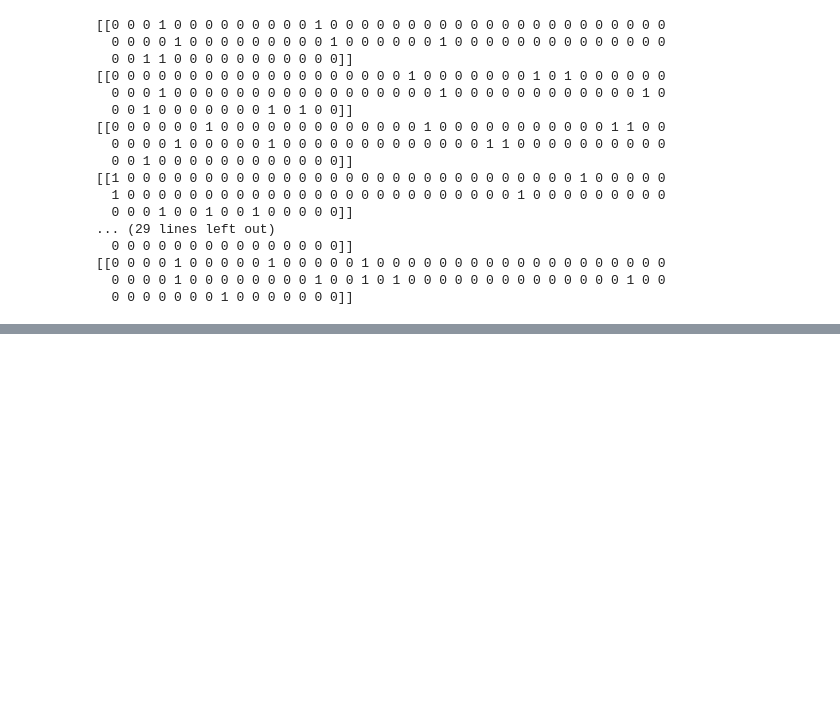
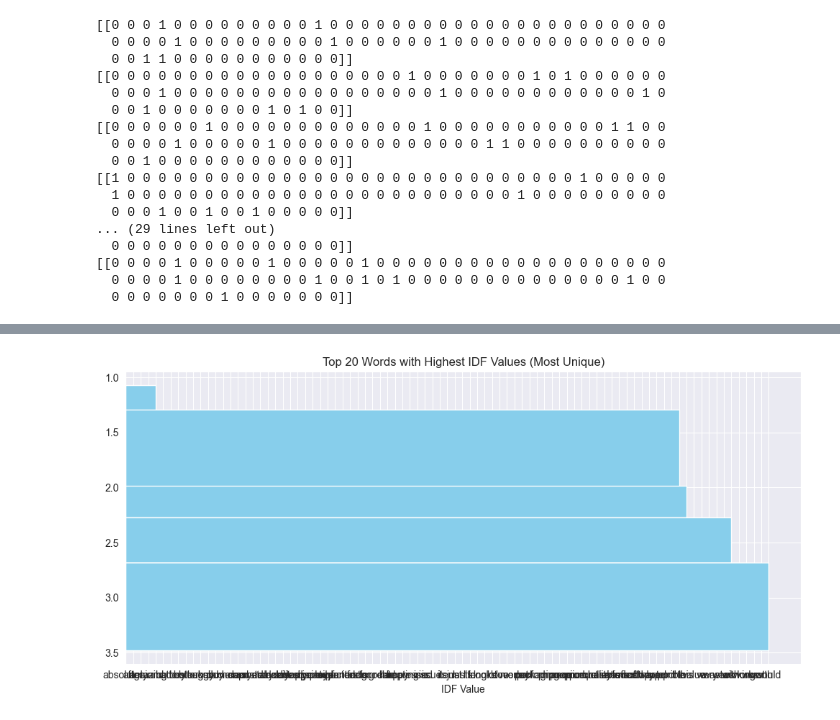
Before and after one commit to SandeepMuhal88/Deep_Learning_Concept, a Jupyter notebook: Nature_language_Processing/NLP_Pipeline/Text_Representation/Practics.ipynb, the cells around one changed output, grey strips where cells are left out. Cells and saved outputs as stored; diff of their text form; code cells hidden in the pictures; blank space fills up the shorter version.

```diff
--- a/Nature_language_Processing/NLP_Pipeline/Text_Representation/Practics.ipynb
+++ b/Nature_language_Processing/NLP_Pipeline/Text_Representation/Practics.ipynb
@@ -128,0 +145,9 @@ for i in range(len(bow.toarray())):
+# %%
+from sklearn.feature_extraction.text import TfidfVectorizer
+TF_IDF=TfidfVectorizer()
+# tfidf=TF_IDF.fit_transform(df['Review_Text'])
+TF_IDF.fit(df['Review_Text'])
+
+
+# print(tfidf.toarray())
+# print(len(TF_IDF.vocabulary_))
@@ -128,0 +156,3 @@ for i in range(len(bow.toarray())):
+# %%
+idf_values=TF_IDF.idf_
+print(idf_values)
@@ -128,0 +175,6 @@ for i in range(len(bow.toarray())):
+# %%
+X=idf_values
+Y=TF_IDF.get_feature_names_out()
+# %%
+visualization = pd.DataFrame({"X-aixs":X, 'Y-aixs':Y})
+visualization.head(10)
@@ -128,0 +193,10 @@ for i in range(len(bow.toarray())):
+# %%
+plt.figure(figsize=(10, 5))
+plt.barh(visualization['X-aixs'], visualization['Y-aixs'], color='skyblue')
+plt.xlabel("IDF Value")
+plt.title("Top 20 Words with Highest IDF Values (Most Unique)")
+plt.gca().invert_yaxis()
+plt.tight_layout()
+plt.show()
+# %% [output]
+[figure, added]
```
Also changed, not shown: parts of 7 cells of this notebook.
